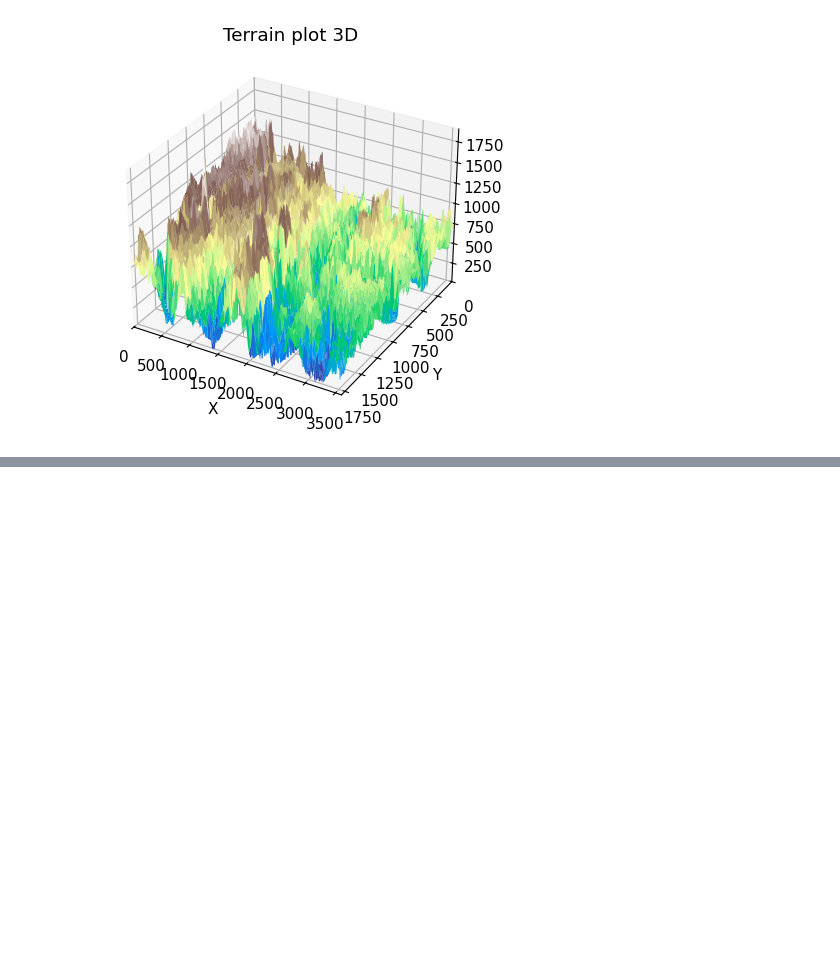
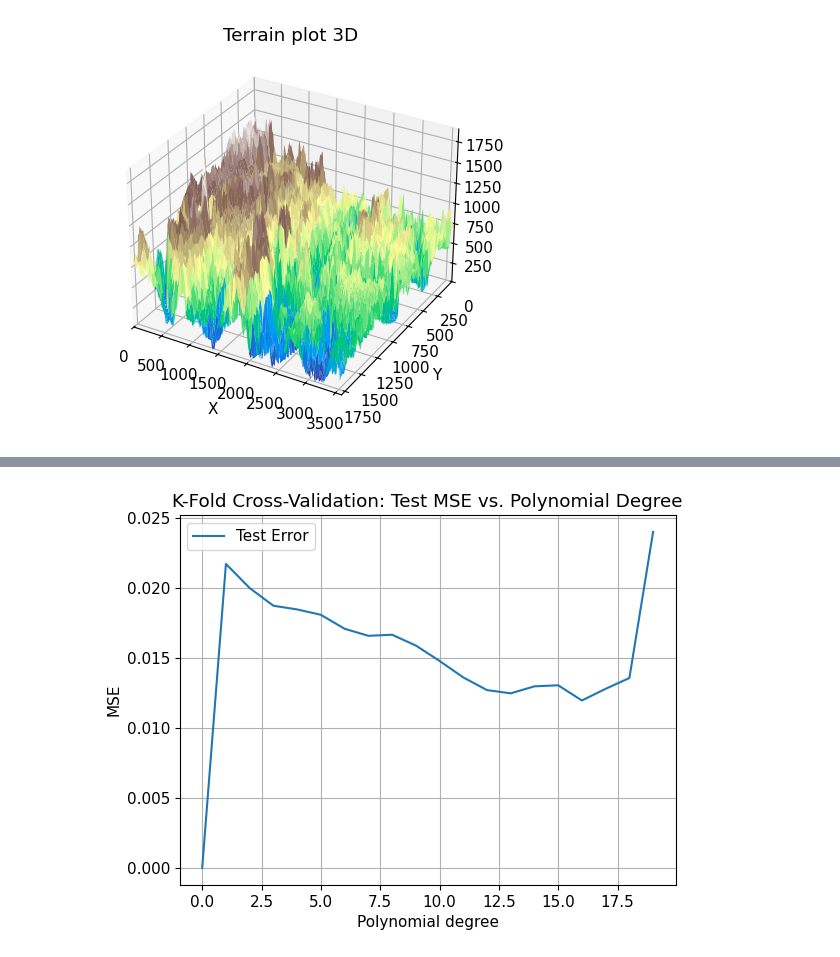
Before and after one commit to tiriltk/FYSSTK4155, a Jupyter notebook: Project1/terraincode.ipynb, the cells around one changed output, grey strips where cells are left out. Cells and saved outputs as stored; diff of their text form; code cells hidden in the pictures; blank space fills up the shorter version.

Commit message:
edits k-fold

```diff
--- a/Project1/terraincode.ipynb
+++ b/Project1/terraincode.ipynb
@@ -450,0 +394,27 @@ plt.show()
+# %%
+from sklearn.model_selection import KFold, cross_val_score
+
+Maxpolydegree = 20
+estimated_mse_sklearn = np.zeros(Maxpolydegree)
+polynomial = np.zeros(Maxpolydegree)
+
+k = 10
+kfold = KFold(n_splits=k)
+
+for polydegree in range(1, Maxpolydegree):
+    polynomial[polydegree] = polydegree
+    X = create_X(x_scaled, y_scaled, polydegree)
+    OLS = LinearRegression(fit_intercept=False)
+    estimated_mse_folds = cross_val_score(OLS, X, z_scaled, scoring='neg_mean_squared_error', cv=kfold)
+    estimated_mse_sklearn[polydegree] = np.mean(-estimated_mse_folds)
+
+plt.rcParams.update({'font.size': 11})
+plt.plot(polynomial, estimated_mse_sklearn, label='Test Error')
+plt.xlabel('Polynomial degree')
+plt.ylabel('MSE')
+plt.legend()
+plt.grid(True)
+plt.title('K-Fold Cross-Validation: Test MSE vs. Polynomial Degree')
+plt.show()
+# %% [output]
+[figure, added]
```
Also changed, not shown: parts of 6 cells of this notebook.
